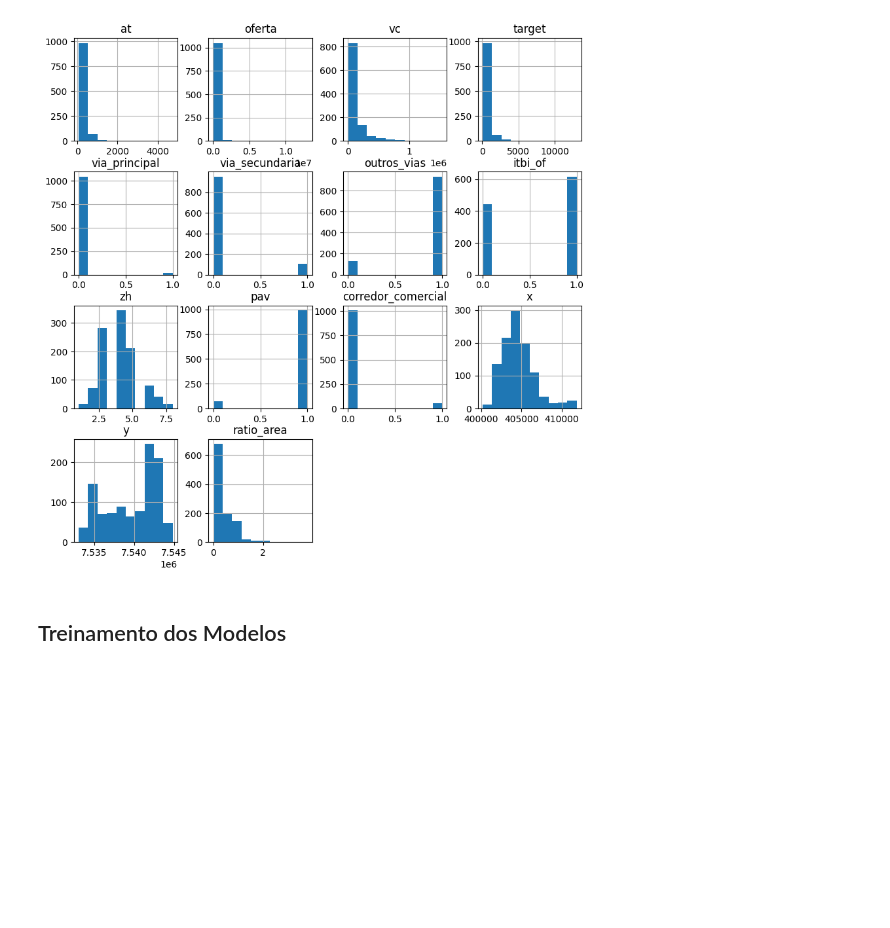
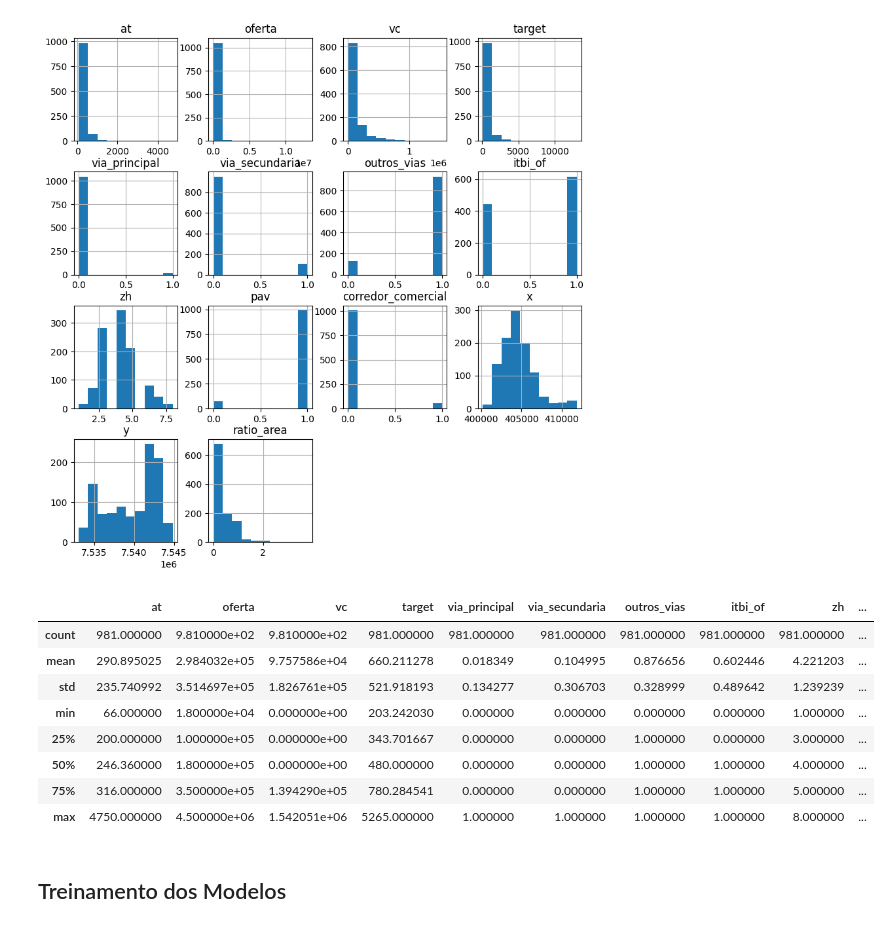
Before and after one commit to Dhonrian/pos_ifnet, a Jupyter notebook: 25E3_2/keras/neural_network.ipynb, the cells around one changed output. Cells and saved outputs as stored; diff of their text form; code cells hidden in the pictures; blank space fills up the shorter version.

```diff
--- a/25E3_2/keras/neural_network.ipynb
+++ b/25E3_2/keras/neural_network.ipynb
@@ -706,0 +695,12 @@ optimizers = ["adam", "rmsprop"]
+# %%
+df.describe()
+# %% [output]
+|  | at | oferta | vc | target | via_principal | via_secundaria | outros_vias | itbi_of | zh | ... |
+| count | 981.000000 | 9.810000e+02 | 9.810000e+02 | 981.000000 | 981.000000 | 981.000000 | 981.000000 | 981.000000 | 981.000000 | ... |
+| mean | 290.895025 | 2.984032e+05 | 9.757586e+04 | 660.211278 | 0.018349 | 0.104995 | 0.876656 | 0.602446 | 4.221203 | ... |
+| std | 235.740992 | 3.514697e+05 | 1.826761e+05 | 521.918193 | 0.134277 | 0.306703 | 0.328999 | 0.489642 | 1.239239 | ... |
+| min | 66.000000 | 1.800000e+04 | 0.000000e+00 | 203.242030 | 0.000000 | 0.000000 | 0.000000 | 0.000000 | 1.000000 | ... |
+| 25% | 200.000000 | 1.000000e+05 | 0.000000e+00 | 343.701667 | 0.000000 | 0.000000 | 1.000000 | 0.000000 | 3.000000 | ... |
+| 50% | 246.360000 | 1.800000e+05 | 0.000000e+00 | 480.000000 | 0.000000 | 0.000000 | 1.000000 | 1.000000 | 4.000000 | ... |
+| 75% | 316.000000 | 3.500000e+05 | 1.394290e+05 | 780.284541 | 0.000000 | 0.000000 | 1.000000 | 1.000000 | 5.000000 | ... |
+| max | 4750.000000 | 4.500000e+06 | 1.542051e+06 | 5265.000000 | 1.000000 | 1.000000 | 1.000000 | 1.000000 | 8.000000 | ... |
```
Also changed, not shown: parts of 17 cells of this notebook, 1 other file.
